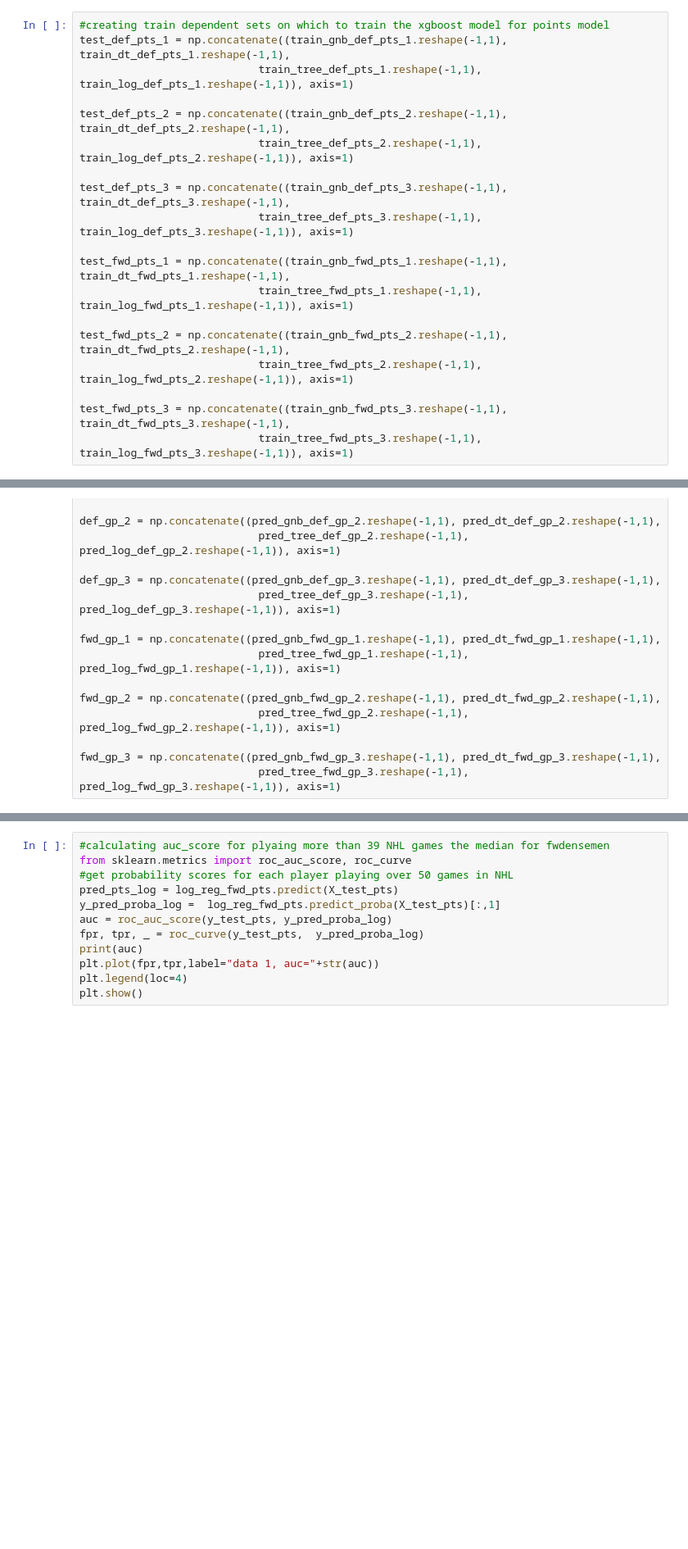
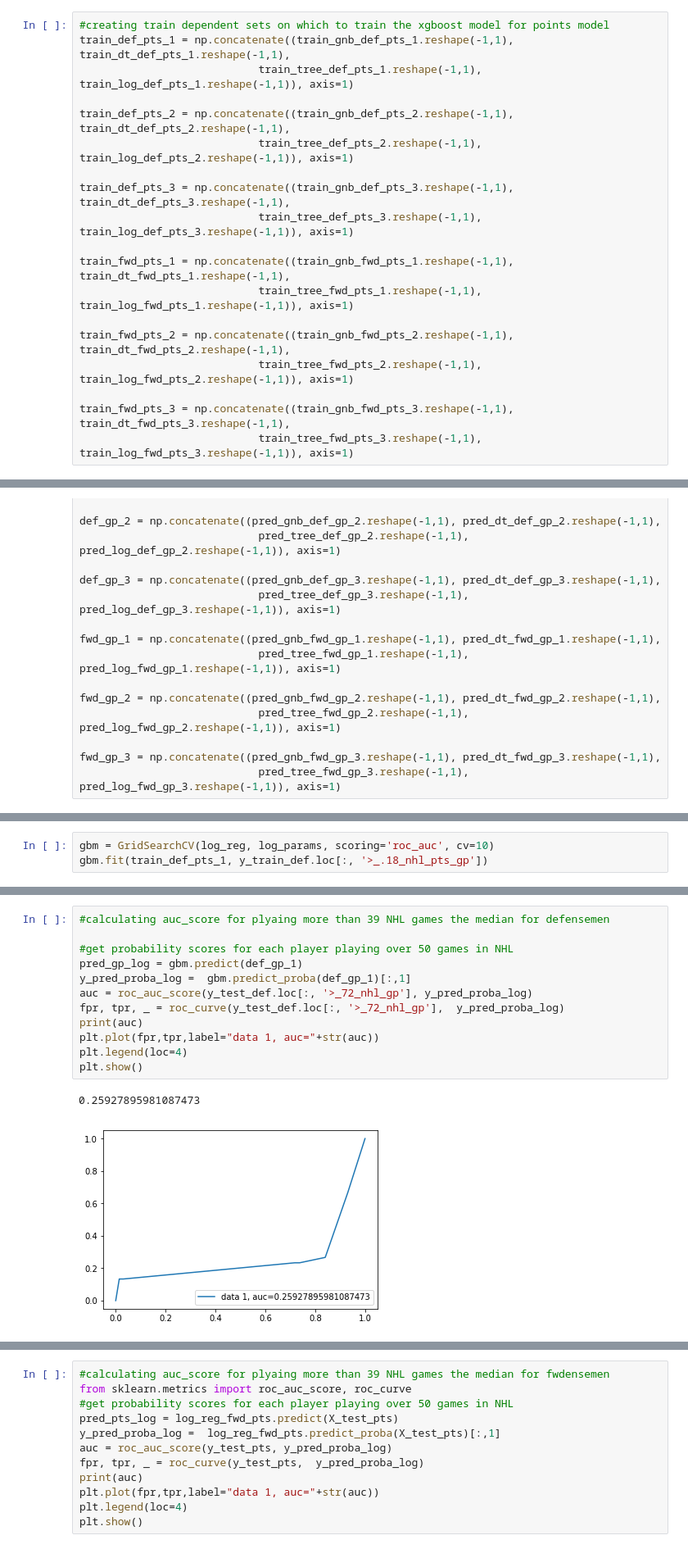
Before and after one commit to Schmoegurt/prospectmodel, a Jupyter notebook: Prospect Model.ipynb, the cells around one changed output, grey strips where cells are left out. Shown: that part at 82% size. Saved outputs shown, nothing was run; the diff lists cells and outputs as text; blank space fills up the shorter version.

```diff
--- a/Prospect Model.ipynb
+++ b/Prospect Model.ipynb
@@ -709,22 +749,22 @@ train_gnb_fwd_gp_2 = gnb_clf_fwd_gp_2.predict(X_train_fwd)
 train_gnb_fwd_gp_3 = gnb_clf_fwd_gp_3.predict(X_train_fwd)
 # %%
 #creating train dependent sets on which to train the xgboost model for points model
-test_def_pts_1 = np.concatenate((train_gnb_def_pts_1.reshape(-1,1), train_dt_def_pts_1.reshape(-1,1),
+train_def_pts_1 = np.concatenate((train_gnb_def_pts_1.reshape(-1,1), train_dt_def_pts_1.reshape(-1,1),
                             train_tree_def_pts_1.reshape(-1,1), train_log_def_pts_1.reshape(-1,1)), axis=1)
 
-test_def_pts_2 = np.concatenate((train_gnb_def_pts_2.reshape(-1,1), train_dt_def_pts_2.reshape(-1,1),
+train_def_pts_2 = np.concatenate((train_gnb_def_pts_2.reshape(-1,1), train_dt_def_pts_2.reshape(-1,1),
                             train_tree_def_pts_2.reshape(-1,1), train_log_def_pts_2.reshape(-1,1)), axis=1)
 
-test_def_pts_3 = np.concatenate((train_gnb_def_pts_3.reshape(-1,1), train_dt_def_pts_3.reshape(-1,1),
+train_def_pts_3 = np.concatenate((train_gnb_def_pts_3.reshape(-1,1), train_dt_def_pts_3.reshape(-1,1),
                             train_tree_def_pts_3.reshape(-1,1), train_log_def_pts_3.reshape(-1,1)), axis=1)
 
-test_fwd_pts_1 = np.concatenate((train_gnb_fwd_pts_1.reshape(-1,1), train_dt_fwd_pts_1.reshape(-1,1),
+train_fwd_pts_1 = np.concatenate((train_gnb_fwd_pts_1.reshape(-1,1), train_dt_fwd_pts_1.reshape(-1,1),
                             train_tree_fwd_pts_1.reshape(-1,1), train_log_fwd_pts_1.reshape(-1,1)), axis=1)
 
-test_fwd_pts_2 = np.concatenate((train_gnb_fwd_pts_2.reshape(-1,1), train_dt_fwd_pts_2.reshape(-1,1),
+train_fwd_pts_2 = np.concatenate((train_gnb_fwd_pts_2.reshape(-1,1), train_dt_fwd_pts_2.reshape(-1,1),
                             train_tree_fwd_pts_2.reshape(-1,1), train_log_fwd_pts_2.reshape(-1,1)), axis=1)
 
-test_fwd_pts_3 = np.concatenate((train_gnb_fwd_pts_3.reshape(-1,1), train_dt_fwd_pts_3.reshape(-1,1),
+train_fwd_pts_3 = np.concatenate((train_gnb_fwd_pts_3.reshape(-1,1), train_dt_fwd_pts_3.reshape(-1,1),
                             train_tree_fwd_pts_3.reshape(-1,1), train_log_fwd_pts_3.reshape(-1,1)), axis=1)
 # %%
 #creating train dependent sets on which to test the xgboost games played models
@@ -845,0 +916,3 @@ X_test_fwd.shape
+# %%
+gbm = GridSearchCV(log_reg, log_params, scoring='roc_auc', cv=10)
+gbm.fit(train_def_pts_1, y_train_def.loc[:, '>_.18_nhl_pts_gp'])
@@ -846,3 +929,18 @@ X_test_fwd.shape
+# %%
+#calculating auc_score for plyaing more than 39 NHL games the median for defensemen
+
+#get probability scores for each player playing over 50 games in NHL
+pred_gp_log = gbm.predict(def_gp_1)
+y_pred_proba_log =  gbm.predict_proba(def_gp_1)[:,1]
+auc = roc_auc_score(y_test_def.loc[:, '>_72_nhl_gp'], y_pred_proba_log)
+fpr, tpr, _ = roc_curve(y_test_def.loc[:, '>_72_nhl_gp'],  y_pred_proba_log)
+print(auc)
+plt.plot(fpr,tpr,label="data 1, auc="+str(auc))
+plt.legend(loc=4)
+plt.show()
+# %% [output]
+0.25927895981087473
+[figure, added]
 # %%
 #calculating auc_score for plyaing more than 39 NHL games the median for defensemen
 
```
Also changed, not shown: parts of 25 cells of this notebook, 48 other files.
